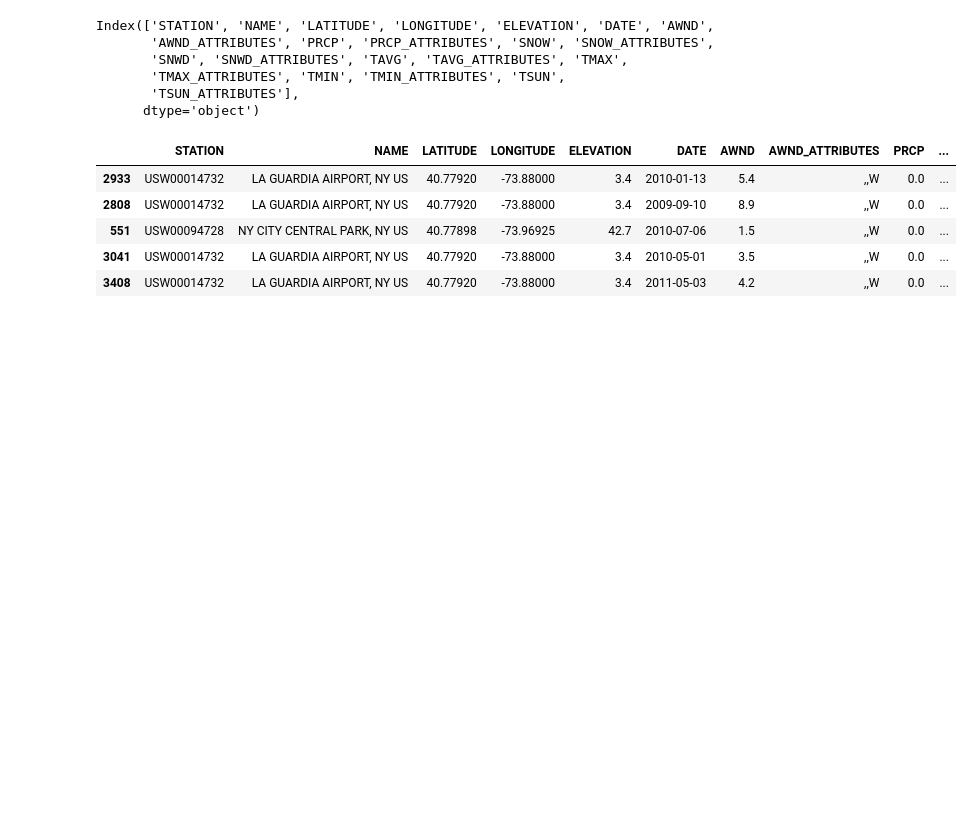
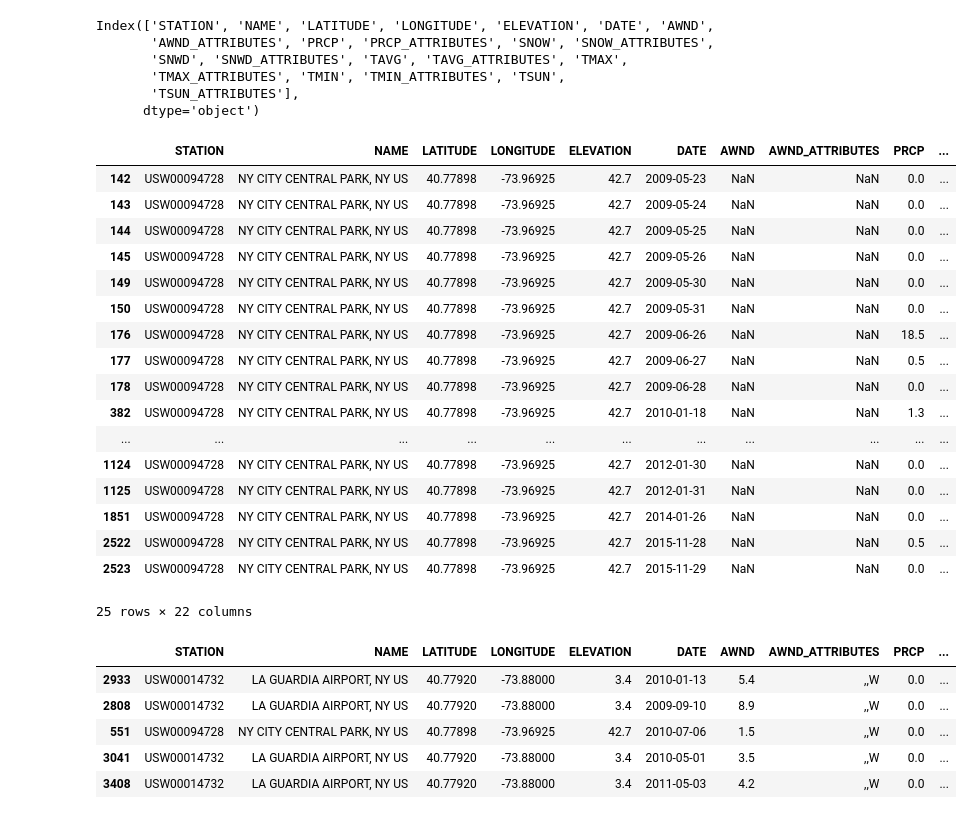
Before and after one commit to JimFawkes/mcnulty, a Jupyter notebook: initial_data_investigation.ipynb, the cells around one changed output. Drawn from its saved outputs; the diff is of its cells as text; code cells hidden in the pictures; blank space fills up the shorter version.

Commit message:
Add notebooks for data investigations and initial modeling.

```diff
--- a/initial_data_investigation.ipynb
+++ b/initial_data_investigation.ipynb
@@ -14,7 +35,7 @@ tlc_locations.shape
 # %%
 tlc_locations.head(3)
 # %%
-nyc_weather = pd.read_csv('/Users/meilfort/Downloads/1596851.csv')
+nyc_weather = pd.read_csv('data/nyc_weather_2009_2019.csv')
 nyc_weather.shape
 # %% [output]
 (5112, 22)
@@ -35,6 +56,27 @@ Index(['STATION', 'NAME', 'LATITUDE', 'LONGITUDE', 'ELEVATION', 'DATE', 'AWND',
        'TMAX_ATTRIBUTES', 'TMIN', 'TMIN_ATTRIBUTES', 'TSUN',
        'TSUN_ATTRIBUTES'],
       dtype='object')
+# %%
+nyc_weather[nyc_weather.AWND.isna()]
+# %% [output]
+|  | STATION | NAME | LATITUDE | LONGITUDE | ELEVATION | DATE | AWND | AWND_ATTRIBUTES | PRCP | ... |
+| 142 | USW00094728 | NY CITY CENTRAL PARK, NY US | 40.77898 | -73.96925 | 42.7 | 2009-05-23 | NaN | NaN | 0.0 | ... |
+| 143 | USW00094728 | NY CITY CENTRAL PARK, NY US | 40.77898 | -73.96925 | 42.7 | 2009-05-24 | NaN | NaN | 0.0 | ... |
+| 144 | USW00094728 | NY CITY CENTRAL PARK, NY US | 40.77898 | -73.96925 | 42.7 | 2009-05-25 | NaN | NaN | 0.0 | ... |
+| 145 | USW00094728 | NY CITY CENTRAL PARK, NY US | 40.77898 | -73.96925 | 42.7 | 2009-05-26 | NaN | NaN | 0.0 | ... |
+| 149 | USW00094728 | NY CITY CENTRAL PARK, NY US | 40.77898 | -73.96925 | 42.7 | 2009-05-30 | NaN | NaN | 0.0 | ... |
+| 150 | USW00094728 | NY CITY CENTRAL PARK, NY US | 40.77898 | -73.96925 | 42.7 | 2009-05-31 | NaN | NaN | 0.0 | ... |
+| 176 | USW00094728 | NY CITY CENTRAL PARK, NY US | 40.77898 | -73.96925 | 42.7 | 2009-06-26 | NaN | NaN | 18.5 | ... |
+| 177 | USW00094728 | NY CITY CENTRAL PARK, NY US | 40.77898 | -73.96925 | 42.7 | 2009-06-27 | NaN | NaN | 0.5 | ... |
+| 178 | USW00094728 | NY CITY CENTRAL PARK, NY US | 40.77898 | -73.96925 | 42.7 | 2009-06-28 | NaN | NaN | 0.0 | ... |
+| 382 | USW00094728 | NY CITY CENTRAL PARK, NY US | 40.77898 | -73.96925 | 42.7 | 2010-01-18 | NaN | NaN | 1.3 | ... |
+| ... | ... | ... | ... | ... | ... | ... | ... | ... | ... | ... |
+| 1124 | USW00094728 | NY CITY CENTRAL PARK, NY US | 40.77898 | -73.96925 | 42.7 | 2012-01-30 | NaN | NaN | 0.0 | ... |
+| 1125 | USW00094728 | NY CITY CENTRAL PARK, NY US | 40.77898 | -73.96925 | 42.7 | 2012-01-31 | NaN | NaN | 0.0 | ... |
+| 1851 | USW00094728 | NY CITY CENTRAL PARK, NY US | 40.77898 | -73.96925 | 42.7 | 2014-01-26 | NaN | NaN | 0.0 | ... |
+| 2522 | USW00094728 | NY CITY CENTRAL PARK, NY US | 40.77898 | -73.96925 | 42.7 | 2015-11-28 | NaN | NaN | 0.5 | ... |
+| 2523 | USW00094728 | NY CITY CENTRAL PARK, NY US | 40.77898 | -73.96925 | 42.7 | 2015-11-29 | NaN | NaN | 0.0 | ... |
+25 rows × 22 columns
 # %%
 nyc_sub = nyc_weather.sample(40, random_state=83)
 nyc_sub.head(5)
```
Also changed, not shown: parts of 6 cells of this notebook, 1 other file.
